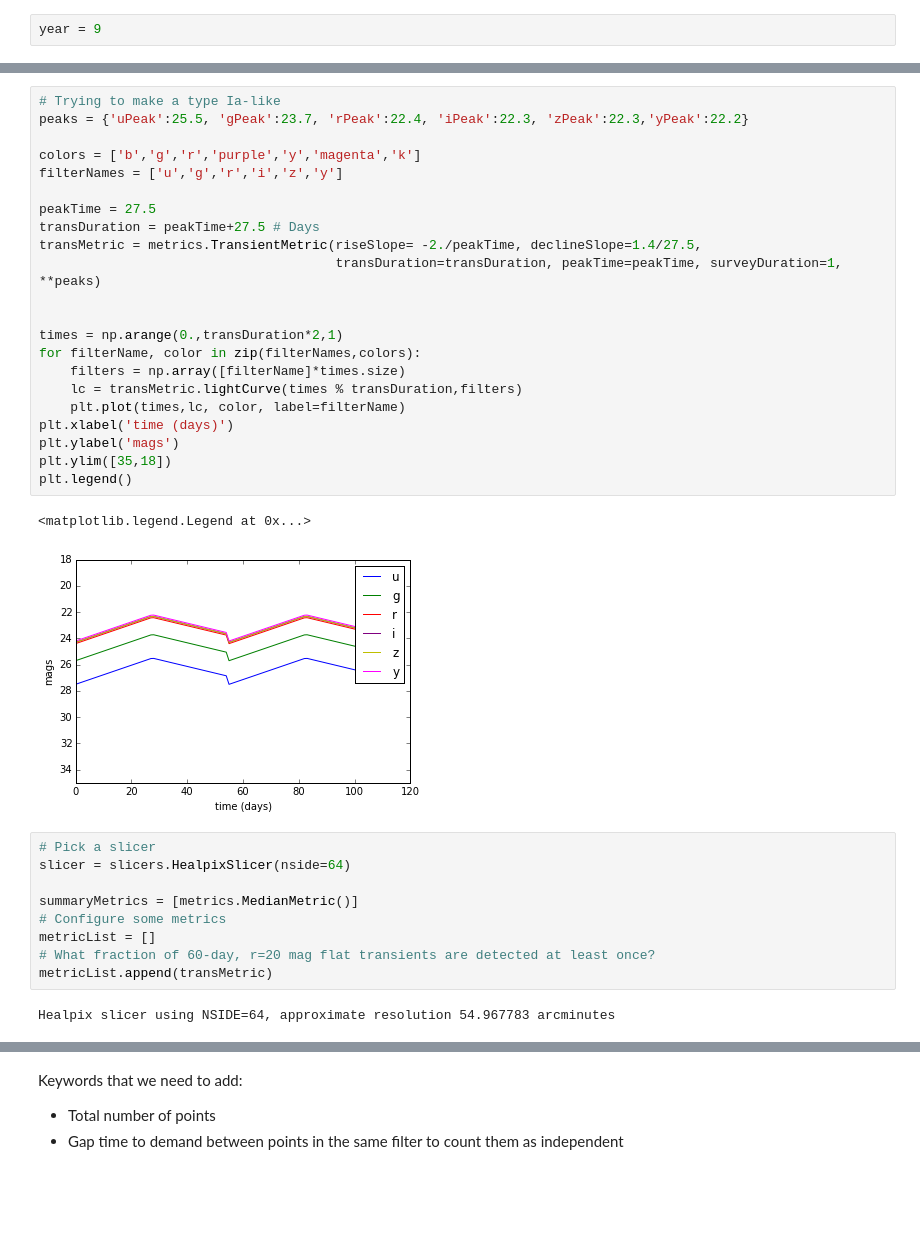
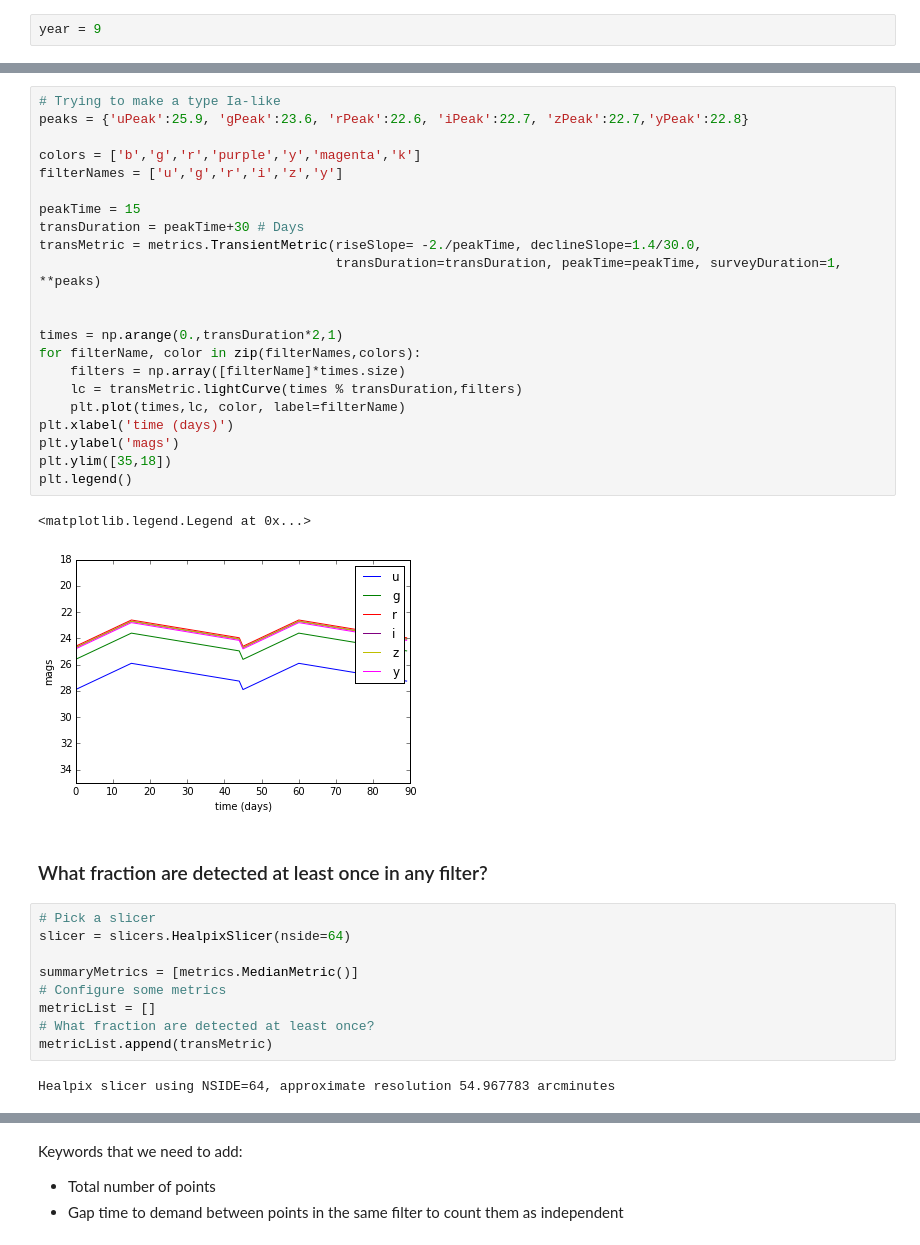
Before and after one commit to mjuric/sims_maf_notebooks, a Jupyter notebook: notebooks/SupernovaNotebook_Type1a_z0.5.ipynb, the cells around one changed output, grey strips where cells are left out. Saved outputs shown, nothing was run; the diff lists cells and outputs as text; blank space fills up the shorter version.

```diff
--- a/notebooks/SupernovaNotebook_Type1a_z0.5.ipynb
+++ b/notebooks/SupernovaNotebook_Type1a_z0.5.ipynb
@@ -15,28 +23,30 @@ year = 9
 # %%
 # Trying to make a type Ia-like
-peaks = {'uPeak':25.5, 'gPeak':23.7, 'rPeak':22.4, 'iPeak':22.3, 'zPeak':22.3,'yPeak':22.2}
+peaks = {'uPeak':25.9, 'gPeak':23.6, 'rPeak':22.6, 'iPeak':22.7, 'zPeak':22.7,'yPeak':22.8}
 
 colors = ['b','g','r','purple','y','magenta','k']
 filterNames = ['u','g','r','i','z','y']
 
-peakTime = 27.5
-transDuration = peakTime+27.5 # Days
-transMetric = metrics.TransientMetric(riseSlope= -2./peakTime, declineSlope=1.4/27.5,
+peakTime = 15
+transDuration = peakTime+30 # Days
+transMetric = metrics.TransientMetric(riseSlope= -2./peakTime, declineSlope=1.4/30.0,
                                       transDuration=transDuration, peakTime=peakTime, surveyDuration=1, **peaks)
 
 
 times = np.arange(0.,transDuration*2,1)
 for filterName, color in zip(filterNames,colors):
     filters = np.array([filterName]*times.size)
     lc = transMetric.lightCurve(times % transDuration,filters)
     plt.plot(times,lc, color, label=filterName)
 plt.xlabel('time (days)')
 plt.ylabel('mags')
 plt.ylim([35,18])
 plt.legend()
 # %% [output]
 <matplotlib.legend.Legend at 0x...>
-[figure, old version]
+[figure, new version]
+# %% [markdown]
+### What fraction are detected at least once in any filter?
 # %%
 # Pick a slicer
 slicer = slicers.HealpixSlicer(nside=64)
@@ -44,7 +54,7 @@ slicer = slicers.HealpixSlicer(nside=64)
 summaryMetrics = [metrics.MedianMetric()]
 # Configure some metrics
 metricList = []
-# What fraction of 60-day, r=20 mag flat transients are detected at least once?
+# What fraction are detected at least once?
 metricList.append(transMetric)
 # %% [output]
 Healpix slicer using NSIDE=64, approximate resolution 54.967783 arcminutes
```
Also changed, not shown: parts of 16 cells of this notebook.
